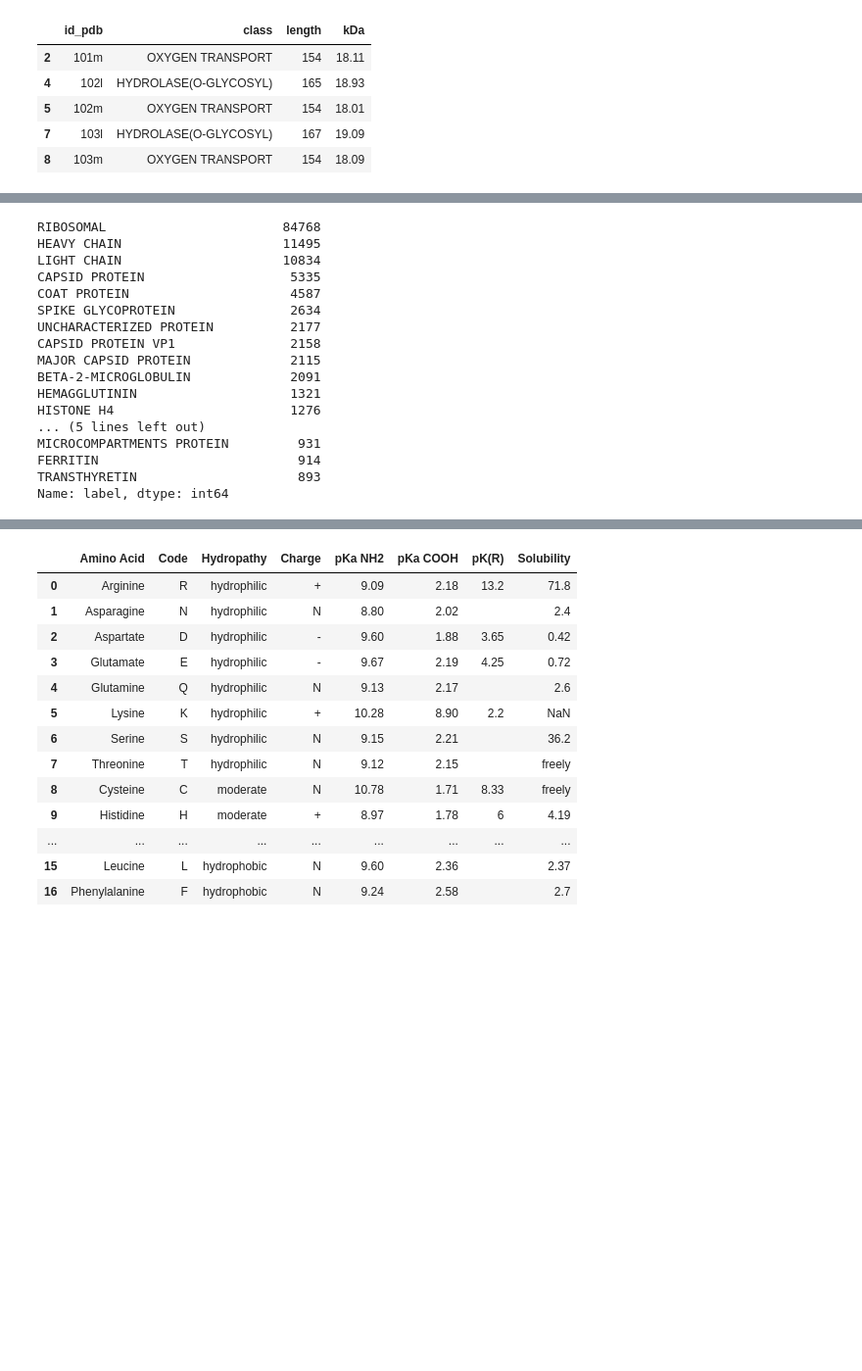
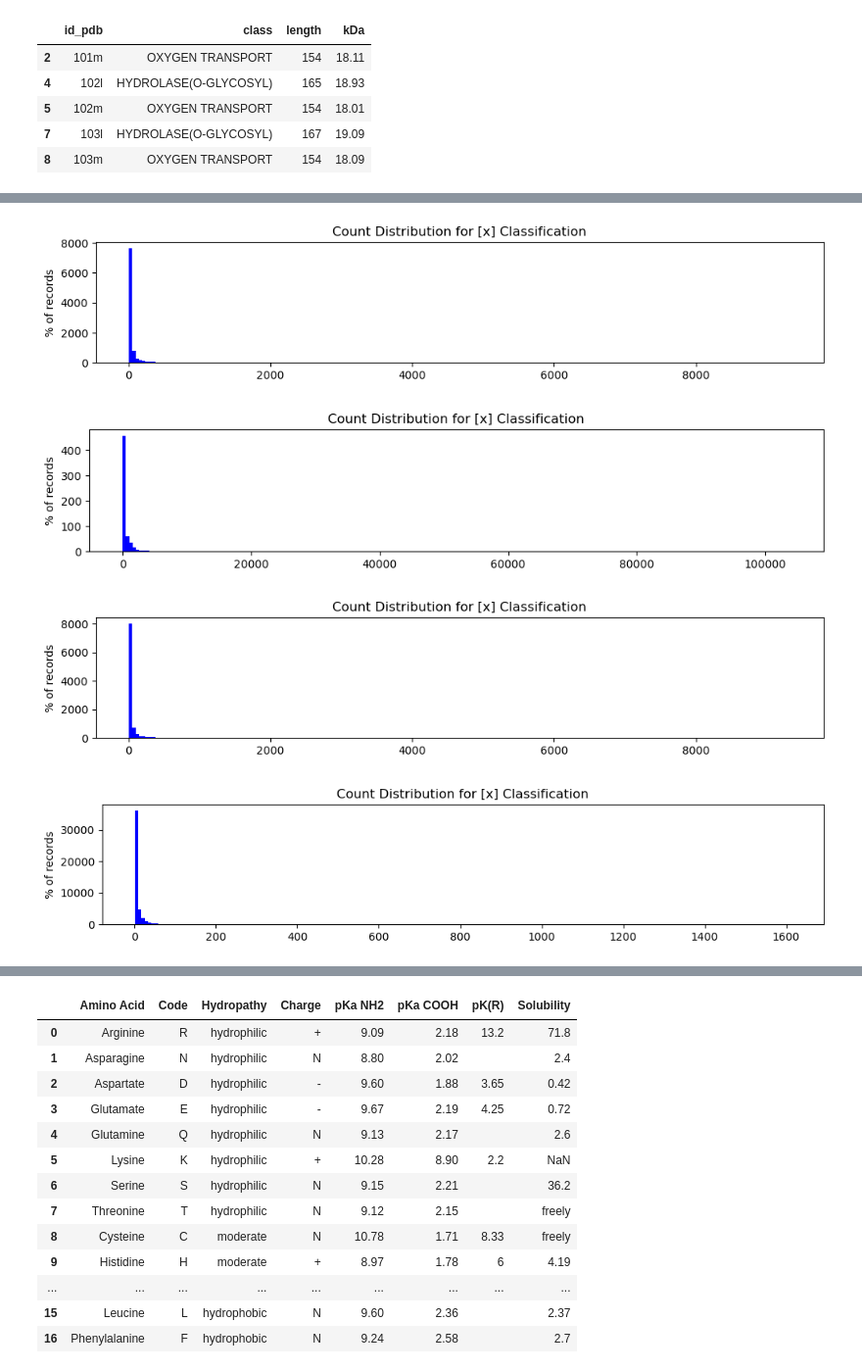
Before and after one commit to jdormaar/Functional_predictions_from_protein_residue_sequences, a Jupyter notebook: workbooks/pdb_eda.ipynb, the cells around one changed output, grey strips where cells are left out. Shown: that part at 98% size. Drawn from its saved outputs; the diff is of its cells as text; code cells hidden in the pictures; blank space fills up the shorter version.

```diff
--- a/workbooks/pdb_eda.ipynb
+++ b/workbooks/pdb_eda.ipynb
@@ -321,0 +501,5 @@ df.head()
+# %%
+df_subs = df[df['pdb_id_x']==df['pdb_id_y']]
+
+# Trial setting this sub-set as df temp variable:
+df = df_subs.copy()
@@ -351,22 +574,30 @@ df['mol'].nunique()
-# %%
-df = df[df.where(~df.isin(df_enzymes)).notna()]
-df.dropna(inplace=True)
-df['label'].value_counts().head(20)
-# %% [output]
-RIBOSOMAL                       84768
-HEAVY CHAIN                     11495
-LIGHT CHAIN                     10834
-CAPSID PROTEIN                   5335
-COAT PROTEIN                     4587
-SPIKE GLYCOPROTEIN               2634
-UNCHARACTERIZED PROTEIN          2177
-CAPSID PROTEIN VP1               2158
-MAJOR CAPSID PROTEIN             2115
-BETA-2-MICROGLOBULIN             2091
-HEMAGGLUTININ                    1321
-HISTONE H4                       1276
-... (5 lines left out)
-MICROCOMPARTMENTS PROTEIN         931
-FERRITIN                          914
-TRANSTHYRETIN                     893
-Name: label, dtype: int64
+# %%
+df.rename(columns=({
+      'mol_description': 'molec'
+    , 'Description': 'description'
+    , 'Pfam_ID': 'pfam_id'
+    , 'Clan_ID': 'clan_id'
+}), inplace=True)
+# %%
+# Look at pfam_id type class_freq = cf
+cf_pfam = df['pfam_id'].value_counts()
+cf_clan = df['clan_id'].value_counts()
+cf_desc = df['description'].value_counts()
+cf_mole = df['molec'].value_counts()
+
+
+# display(cf.head(20))
+x_list = [cf_pfam, cf_clan, cf_desc ,cf_mole]
+for x in x_list:
+    label = '[x]'
+    #plot cf
+    plt.figure(figsize=(12,2))
+    plt.hist(x, bins=200, color = 'blue')
+    plt.title(f'Count Distribution for {label} Classification')
+    plt.ylabel('% of records')
+    plt.show()
+# %% [output]
+[figure, added]
+[figure, added]
+[figure, added]
+[figure, added]
```
Also changed, not shown: parts of 43 cells of this notebook, 4 other files.
